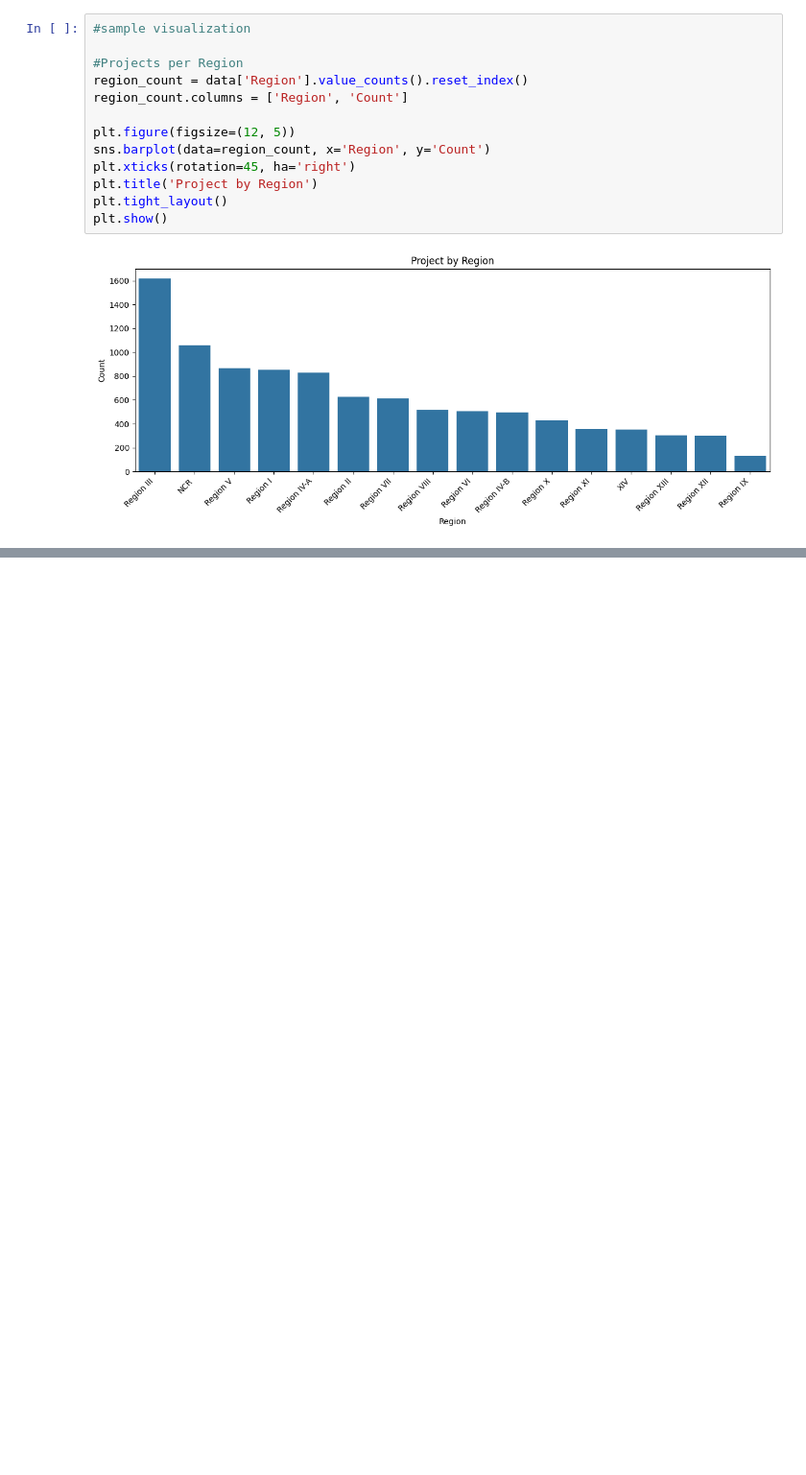
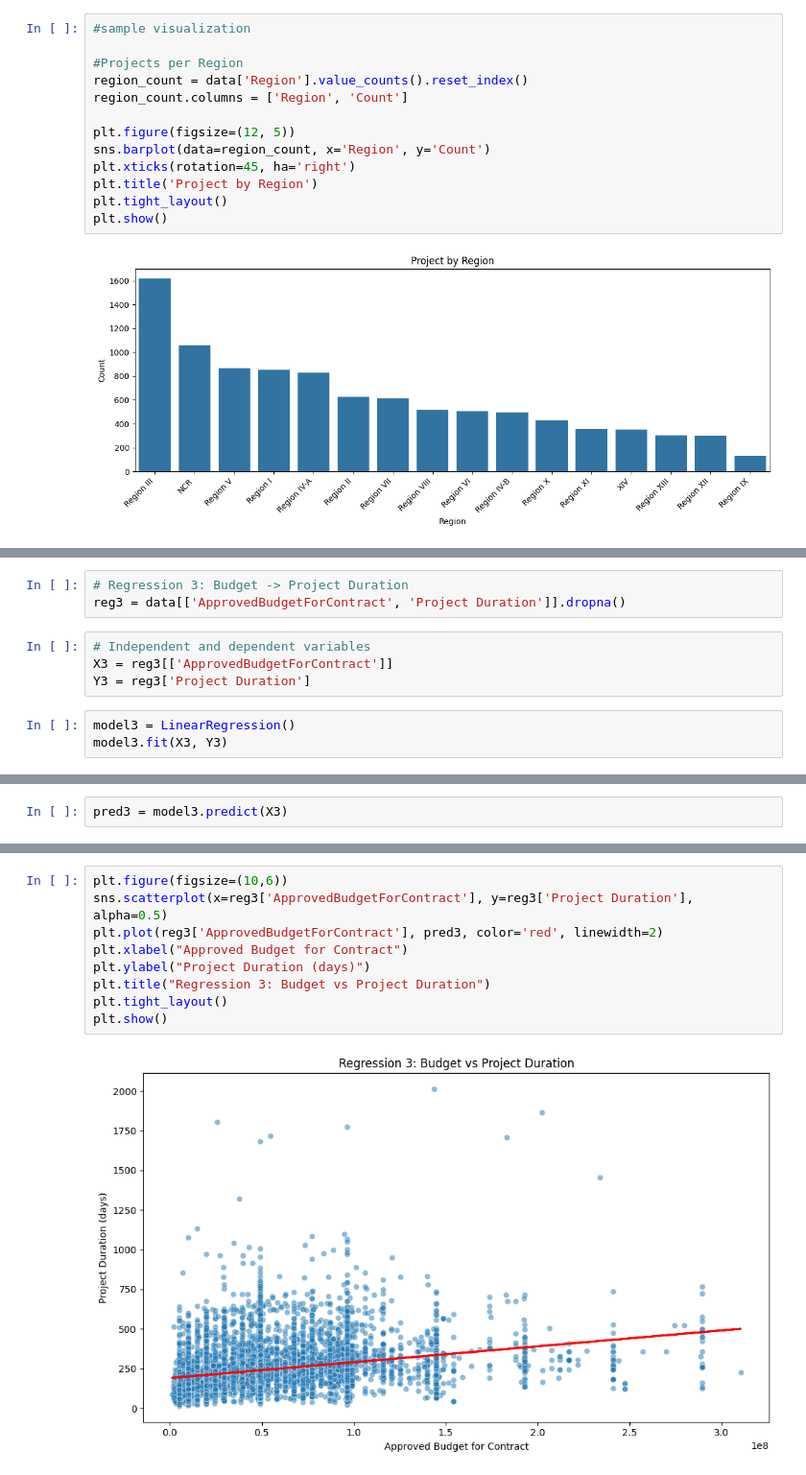
Before and after one commit to muhadma/DPWH-Flood-Control, a Jupyter notebook: main.ipynb, the cells around one changed output, grey strips where cells are left out. Shown at 96% size. Cells and saved outputs as stored; diff of their text form; blank space fills up the shorter version.

```diff
--- a/main.ipynb
+++ b/main.ipynb
@@ -97,0 +256,10 @@ plt.show()
+# %%
+# Regression 3: Budget -> Project Duration
+reg3 = data[['ApprovedBudgetForContract', 'Project Duration']].dropna()
+# %%
+# Independent and dependent variables
+X3 = reg3[['ApprovedBudgetForContract']]
+Y3 = reg3['Project Duration']
+# %%
+model3 = LinearRegression()
+model3.fit(X3, Y3)
@@ -97,0 +268,2 @@ plt.show()
+# %%
+pred3 = model3.predict(X3)
@@ -97,0 +285,11 @@ plt.show()
+# %%
+plt.figure(figsize=(10,6))
+sns.scatterplot(x=reg3['ApprovedBudgetForContract'], y=reg3['Project Duration'], alpha=0.5)
+plt.plot(reg3['ApprovedBudgetForContract'], pred3, color='red', linewidth=2)
+plt.xlabel("Approved Budget for Contract")
+plt.ylabel("Project Duration (days)")
+plt.title("Regression 3: Budget vs Project Duration")
+plt.tight_layout()
+plt.show()
+# %% [output]
+[figure, added]
```
Also changed, not shown: parts of 23 cells of this notebook.
